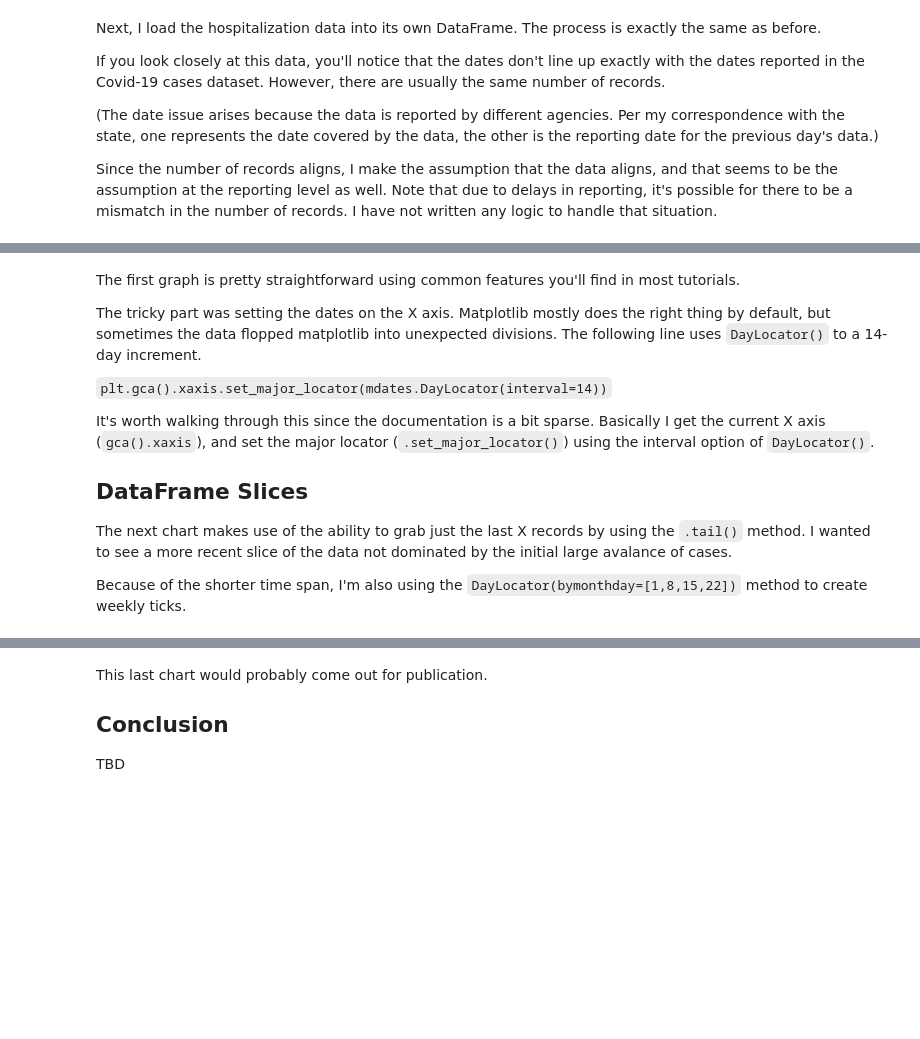
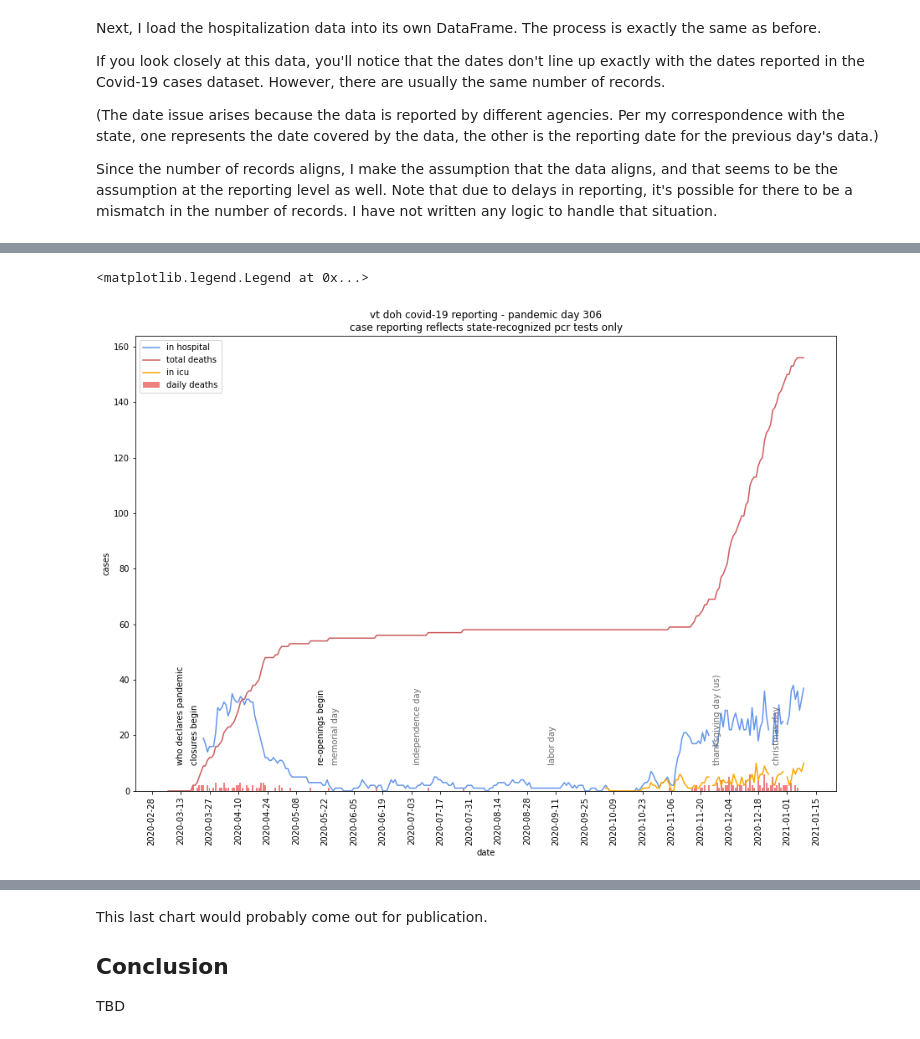
Before and after one commit to tpdorsey/vt-covid-jupyter-charts, a Jupyter notebook: VT-Covid-19-Data-Pandas.ipynb, the cells around one changed output, grey strips where cells are left out. Drawn from its saved outputs; the diff is of its cells as text; code cells hidden in the pictures; blank space fills up the shorter version.

```diff
--- a/VT-Covid-19-Data-Pandas.ipynb
+++ b/VT-Covid-19-Data-Pandas.ipynb
@@ -260,17 +235,35 @@ plt.legend(loc=2)
-# %% [markdown]
-The first graph is pretty straightforward using common features you'll find in most tutorials.
-
-The tricky part was setting the dates on the X axis. Matplotlib mostly does the right thing by default, but sometimes the data flopped matplotlib into unexpected divisions. The following line uses `DayLocator()` to a 14-day increment.
-
-`plt.gca().xaxis.set_major_locator(mdates.DayLocator(interval=14))`
-
-It's worth walking through this since the documentation is a bit sparse. Basically I get the current X axis (`gca().xaxis`), and set the major locator (`.set_major_locator()`) using the interval option of `DayLocator()`.
-
-## DataFrame Slices
-
-The next chart makes use of the ability to grab just the last X records by using the `.tail()` method. I wanted to see a more recent slice of the data not dominated by the initial large avalance of cases.
-
-Because of the shorter time span, I'm also using the `DayLocator(bymonthday=[1,8,15,22])` method to create weekly ticks.
+# %%
+plt.figure(figsize=[15,10])
+plt.grid(False)
+
+# plot data
+plt.plot(df_covid.date, df_hospital.current_hospitalizations, label='in hospital', color="cornflowerblue")
+plt.bar(df_covid.date, df_covid.daily_deaths, label='daily deaths', color='lightcoral')
+plt.plot(df_covid.date, df_covid.total_deaths, label='total deaths', color='indianred')
+plt.plot(df_covid.date, df_hospital.all_confirmed_ICU, label='in icu', color='orange')
+
+# axis formatting
+plt.xlabel("date")
+plt.ylabel("cases")
+
+# space date ticks two weeks apart
+plt.gca().xaxis.set_major_locator(mdates.DayLocator(interval=14))
+plt.xticks(rotation=90)
+
+# title and annotations
+plt.title("vt doh covid-19 reporting - pandemic day " + str(pd_days) + "\ncase reporting reflects state-recognized pcr tests only")
+plt.text(datetime.datetime(2020, 3, 11), 10, "who declares pandemic", rotation=90)
+plt.text(datetime.datetime(2020, 3, 18), 10, "closures begin", rotation=90)
+plt.text(datetime.datetime(2020, 5, 18), 10, "re-openings begin", rotation=90)
+plt.text(datetime.datetime(2020, 5, 25), 10, "memorial day", rotation=90, color='dimgrey')
+plt.text(datetime.datetime(2020, 7, 4), 10, "independence day", rotation=90, color='dimgrey')
+plt.text(datetime.datetime(2020, 9, 7), 10, "labor day", rotation=90, color='dimgrey')
+plt.text(datetime.datetime(2020, 11, 26), 10, "thanksgiving day (us)", rotation=90, color='dimgrey')
+plt.text(datetime.datetime(2020, 12, 25), 10, "christmas day", rotation=90, color='dimgrey')
+plt.legend(loc=2)
+# %% [output]
+<matplotlib.legend.Legend at 0x...>
+[figure, added]
 # %%
 day_slice = 60
 
```
Also changed, not shown: parts of 16 cells of this notebook.
